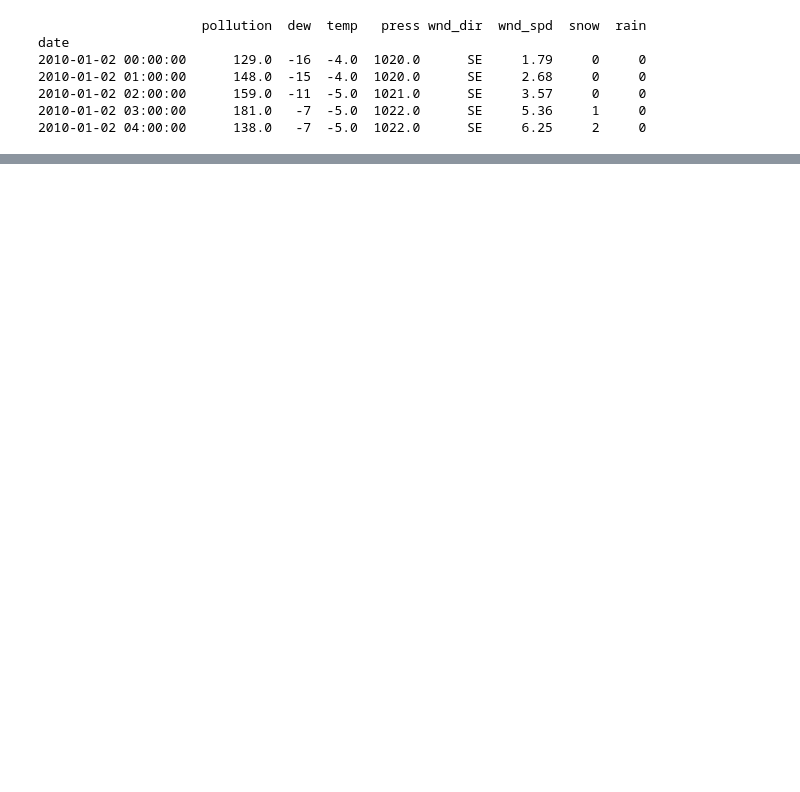
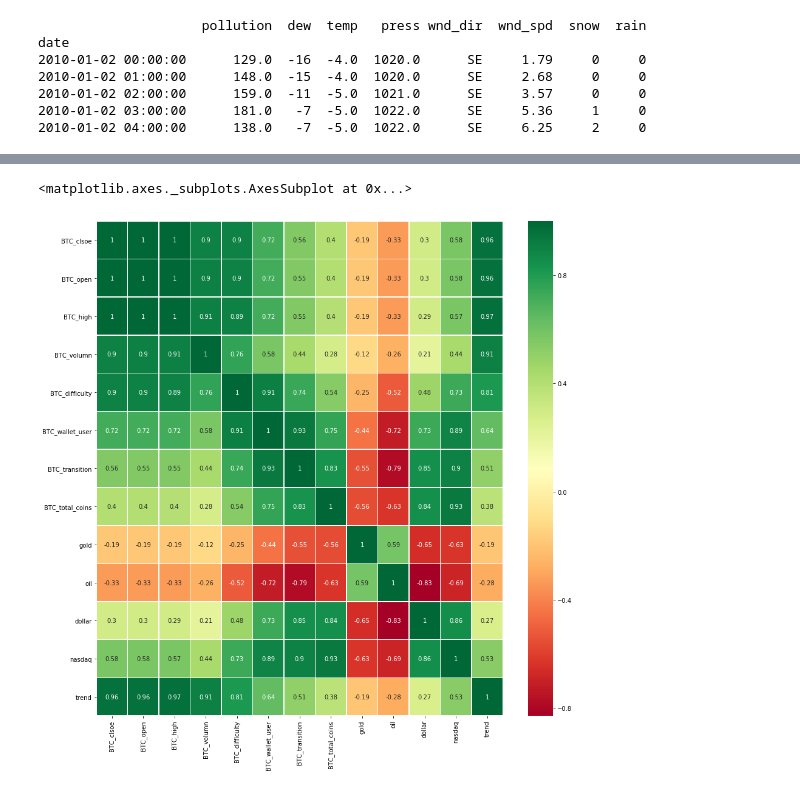
Before and after one commit to panpanpandas/cportfolio, a Jupyter notebook: RNNMultipleVariance.ipynb, the cells around one changed output, grey strips where cells are left out. Cells and saved outputs as stored; diff of their text form; code cells hidden in the pictures; blank space fills up the shorter version.

```diff
--- a/RNNMultipleVariance.ipynb
+++ b/RNNMultipleVariance.ipynb
@@ -278,0 +283,8 @@ print(y[-10:])
+# %%
+import seaborn as sns
+fig, ax = pyplot.subplots(figsize=(15,15))
+dataset = read_csv('result.csv',parse_dates = ['Date'], index_col='Date')
+sns.heatmap(dataset.corr(), annot=True, cmap='RdYlGn', linewidths=.5, ax=ax)
+# %% [output]
+<matplotlib.axes._subplots.AxesSubplot at 0x...>
+[figure, added]
```
Also changed, not shown: parts of 20 cells of this notebook, 2 other files.
